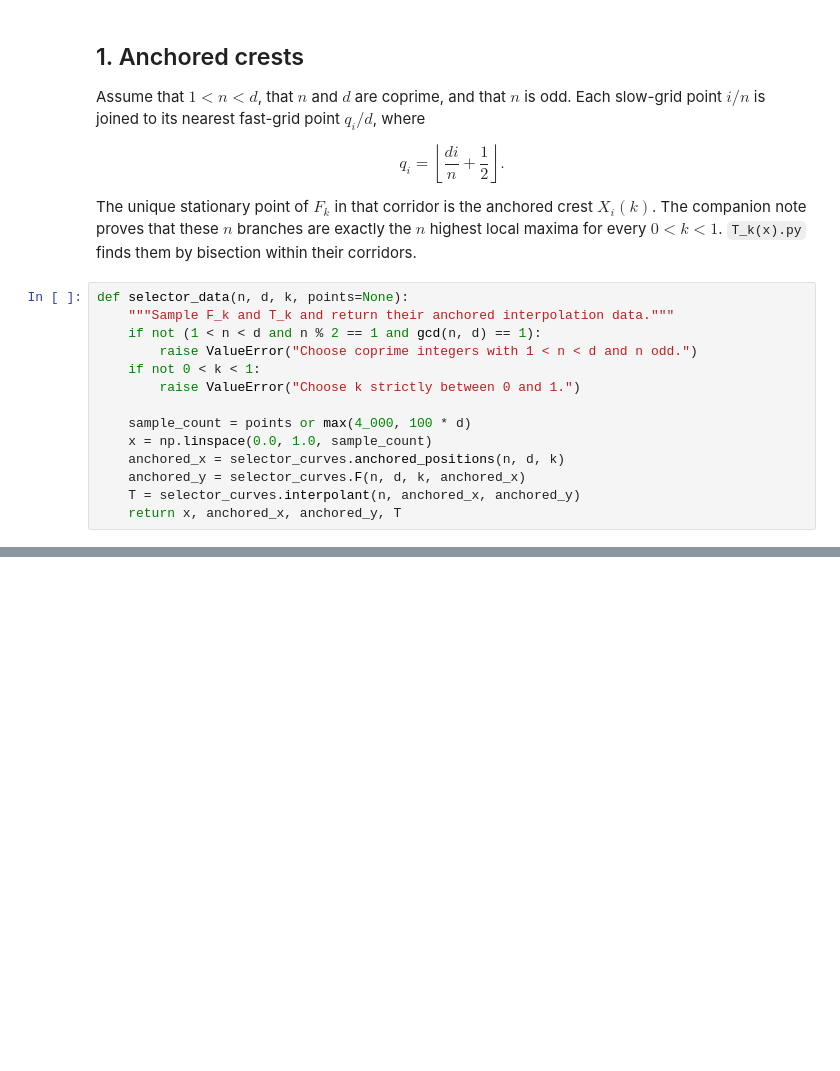
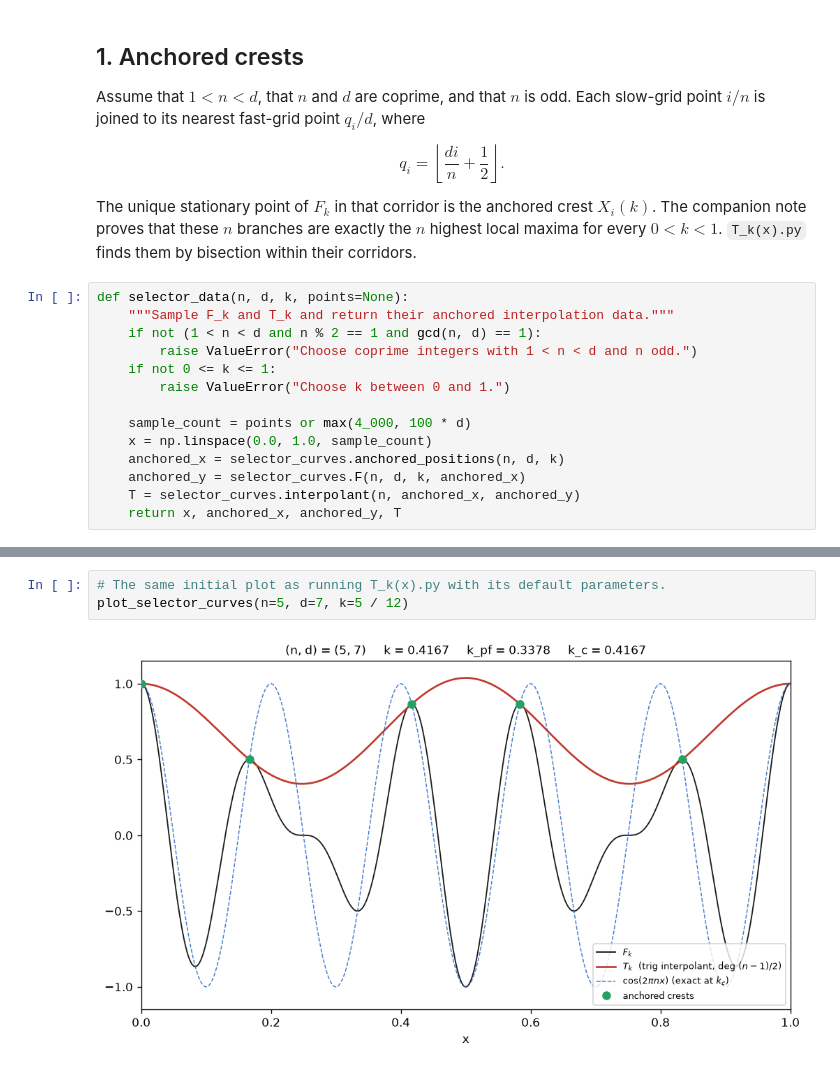
Before and after one commit to malcolmbraff/Quplets, a Jupyter notebook: python/notebooks/selector_curves_and_triggering.ipynb, the cells around one changed output, grey strips where cells are left out. Cells and saved outputs as stored; diff of their text form; blank space fills up the shorter version.

Commit message:
Match selector notebook plot to tracer

```diff
--- a/python/notebooks/selector_curves_and_triggering.ipynb
+++ b/python/notebooks/selector_curves_and_triggering.ipynb
@@ -46,8 +46,8 @@ def selector_data(n, d, k, points=None):
     """Sample F_k and T_k and return their anchored interpolation data."""
     if not (1 < n < d and n % 2 == 1 and gcd(n, d) == 1):
         raise ValueError("Choose coprime integers with 1 < n < d and n odd.")
-    if not 0 < k < 1:
-        raise ValueError("Choose k strictly between 0 and 1.")
+    if not 0 <= k <= 1:
+        raise ValueError("Choose k between 0 and 1.")
 
     sample_count = points or max(4_000, 100 * d)
     x = np.linspace(0.0, 1.0, sample_count)
@@ -116,5 +99,10 @@ def plot_selector_curves(n=5, d=7, k=5 / 12):
     )
     plt.show()
+# %%
+# The same initial plot as running T_k(x).py with its default parameters.
+plot_selector_curves(n=5, d=7, k=5 / 12)
+# %% [output]
+[figure, added]
 # %%
 n_control = widgets.Dropdown(
     options=(3, 5, 7, 9, 11, 13, 15), value=5, description="n",
```
Also changed, not shown: parts of 4 cells of this notebook.
